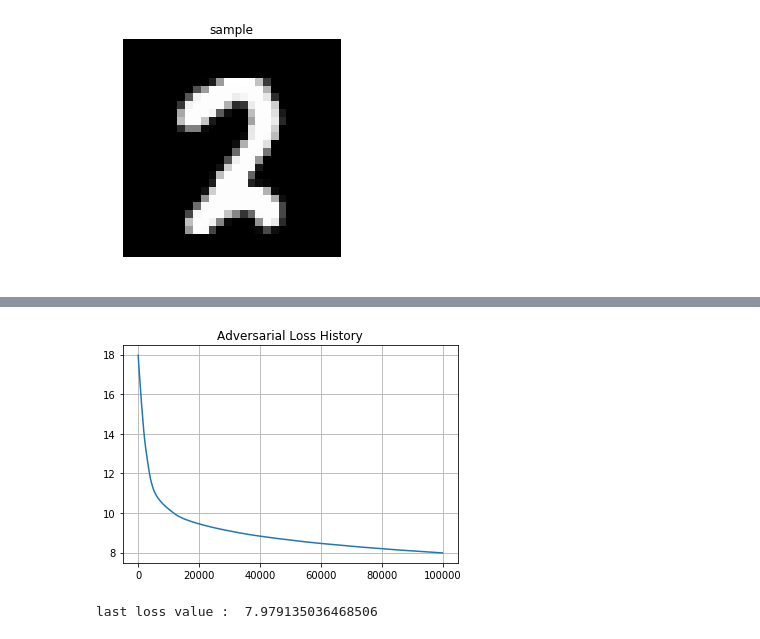
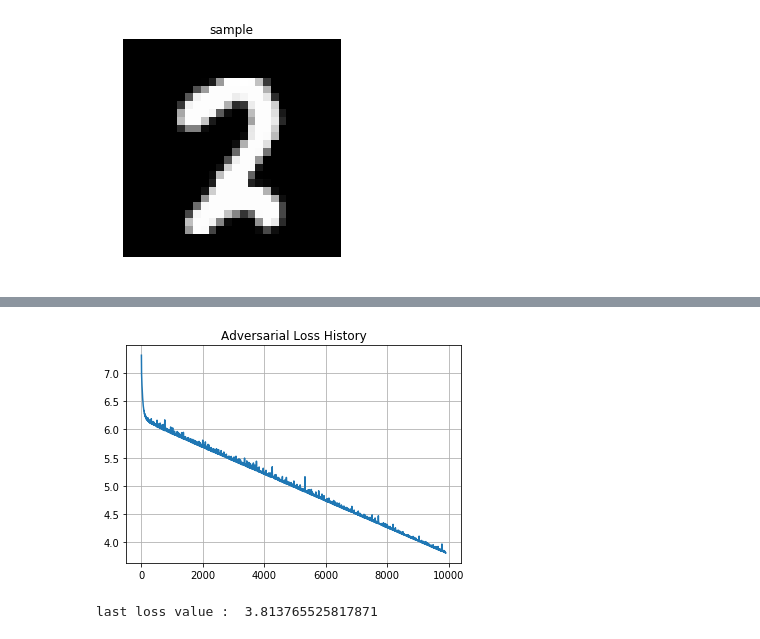
Before and after one commit to VieVie31/cool-papers-in-pytorch, a Jupyter notebook: mnist_attack_demo.ipynb, the cells around one changed output, grey strips where cells are left out. Saved outputs shown, nothing was run; the diff lists cells and outputs as text; code cells hidden in the pictures.

```diff
--- a/mnist_attack_demo.ipynb
+++ b/mnist_attack_demo.ipynb
@@ -173,26 +173,30 @@ tensor(1.00000e-03 *
           5,  6]))
 # %%
 aversarial_loss = nn.NLLLoss()
-adversarial_optimizer = optim.SGD([residual], lr=0.01)
+adversarial_optimizer = optim.SGD([residual], lr=100)
 
 adv_loss_history = []
-for i in range(100000):
-    pred = adversarial_model(x + nn.Sigmoid()(residual))
+for i in range(10000):
+    pred = adversarial_model((x + nn.Sigmoid()(residual)) / 2.)
     adversarial_optimizer.zero_grad()
-    adv_loss = aversarial_loss(pred, torch.LongTensor([0] * 16)) + .001 * nn.Sigmoid()(residual).abs().sum() #TODO: add the [0, 1] clipping
+    #adversarial loss computation
+    adv_loss  = (2 - i / 10000) * aversarial_loss(pred, torch.LongTensor([0] * 16)) #class transfert
+    adv_loss += 5 * nn.MSELoss()((x + nn.Sigmoid()(residual)) / 2., x)   #disformation should not be too big
+    adv_loss += .0001 * nn.Sigmoid()(residual).abs().sum()               #L1 regularization on the noize
+    adv_loss += .5 * nn.MSELoss()(residual, torch.zeros(residual.shape)) #L2 regularization on the noize
     adv_loss.backward()
     adversarial_optimizer.step()
     adv_loss_history.append(adv_loss.item())
     if not i % 100:
         clear_output()
         plt.title("Adversarial Loss History")
         plt.plot(adv_loss_history)
         plt.grid()
         plt.show()
         print("last loss value : ", adv_loss_history[-1])
 # %% [output]
-[figure, old version]
+[figure, new version]
-last loss value :  7.979135036468506
+last loss value :  3.813765525817871
 # %%
 pred = adversarial_model(x + nn.Sigmoid()(residual))
 pred.argmax(1), y
```
Also changed, not shown: parts of 6 cells of this notebook.
